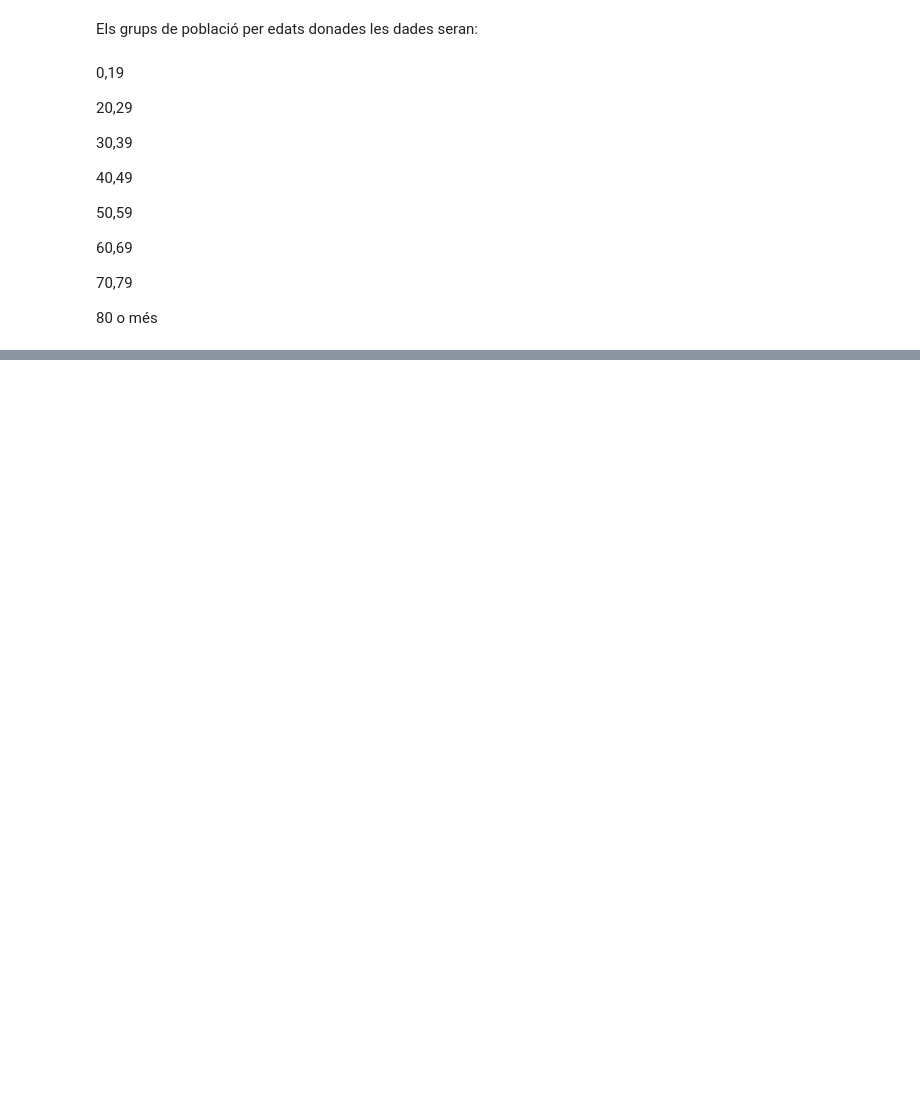
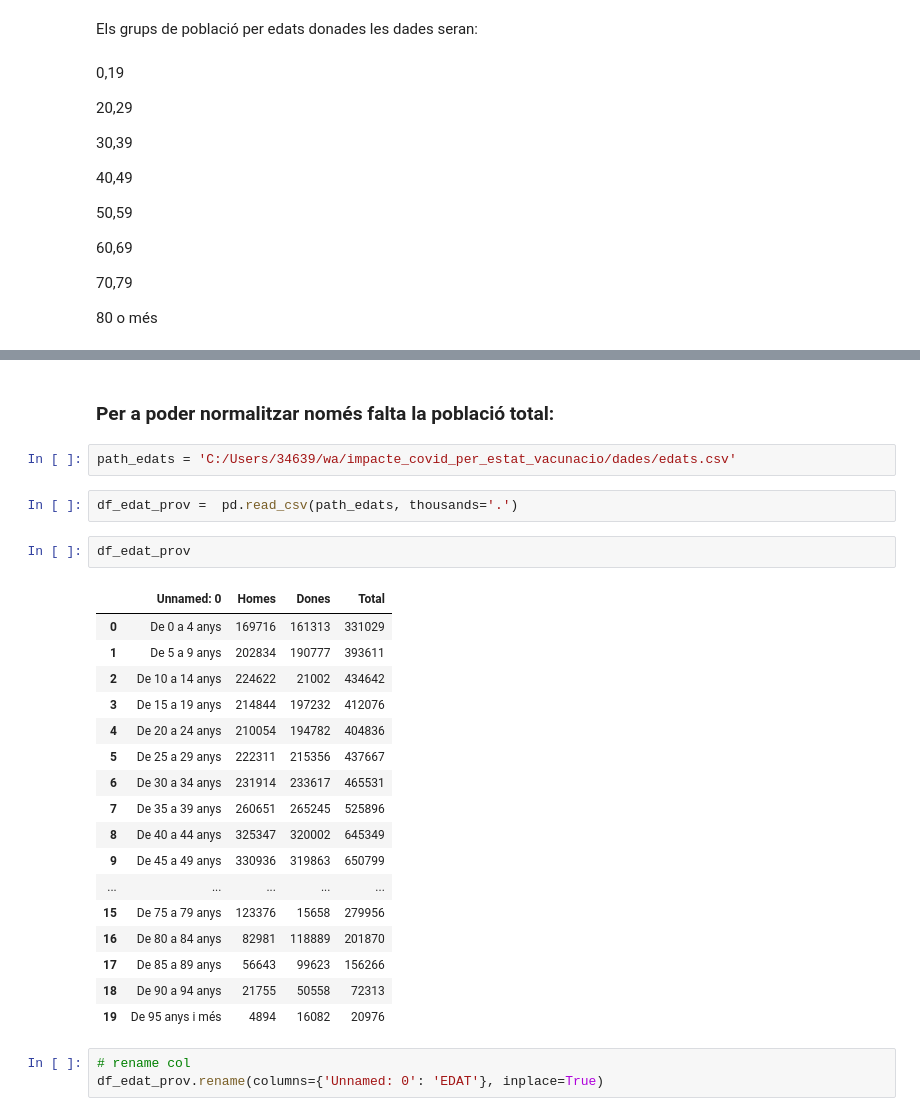
Before and after one commit to JosepAnSabate/Impacte-Covid19-per-estat-de-vacunacio, a Jupyter notebook: scripts/afectivitat_vacuna_covid.ipynb, the cells around one changed output, grey strips where cells are left out. Saved outputs shown, nothing was run; the diff lists cells and outputs as text; blank space fills up the shorter version.

```diff
--- a/scripts/afectivitat_vacuna_covid.ipynb
+++ b/scripts/afectivitat_vacuna_covid.ipynb
@@ -116,0 +368,29 @@ df_unisex_targ_date
+# %% [markdown]
+### Per a poder normalitzar només falta la població total:
+# %%
+path_edats = 'C:/Users/34639/wa/impacte_covid_per_estat_vacunacio/dades/edats.csv'
+# %%
+df_edat_prov =  pd.read_csv(path_edats, thousands='.')
+# %%
+df_edat_prov
+# %% [output]
+|  | Unnamed: 0 | Homes | Dones | Total |
+| 0 | De 0 a 4 anys | 169716 | 161313 | 331029 |
+| 1 | De 5 a 9 anys | 202834 | 190777 | 393611 |
+| 2 | De 10 a 14 anys | 224622 | 21002 | 434642 |
+| 3 | De 15 a 19 anys | 214844 | 197232 | 412076 |
+| 4 | De 20 a 24 anys | 210054 | 194782 | 404836 |
+| 5 | De 25 a 29 anys | 222311 | 215356 | 437667 |
+| 6 | De 30 a 34 anys | 231914 | 233617 | 465531 |
+| 7 | De 35 a 39 anys | 260651 | 265245 | 525896 |
+| 8 | De 40 a 44 anys | 325347 | 320002 | 645349 |
+| 9 | De 45 a 49 anys | 330936 | 319863 | 650799 |
+| ... | ... | ... | ... | ... |
+| 15 | De 75 a 79 anys | 123376 | 15658 | 279956 |
+| 16 | De 80 a 84 anys | 82981 | 118889 | 201870 |
+| 17 | De 85 a 89 anys | 56643 | 99623 | 156266 |
+| 18 | De 90 a 94 anys | 21755 | 50558 | 72313 |
+| 19 | De 95 anys i més | 4894 | 16082 | 20976 |
+# %%
+# rename col
+df_edat_prov.rename(columns={'Unnamed: 0': 'EDAT'}, inplace=True)
```
Also changed, not shown: parts of 46 cells of this notebook, 3 other files.
